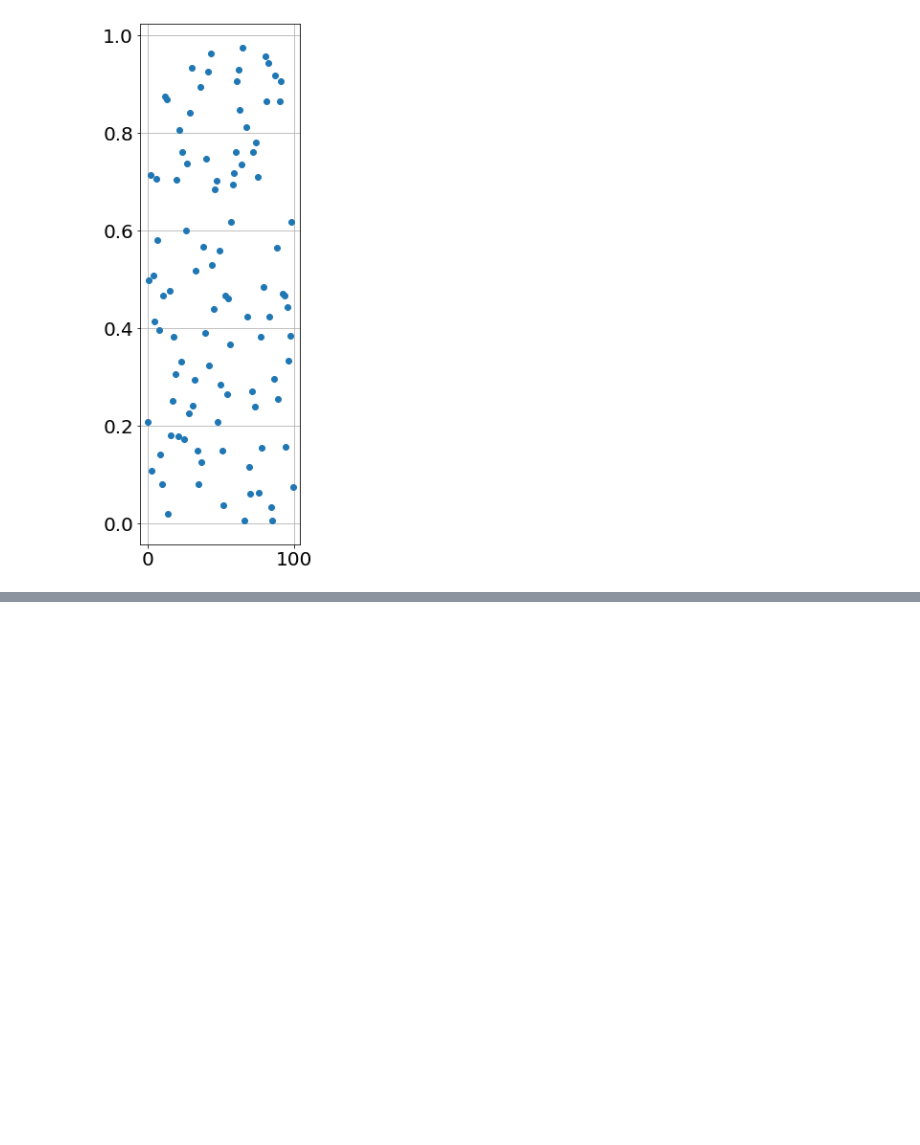
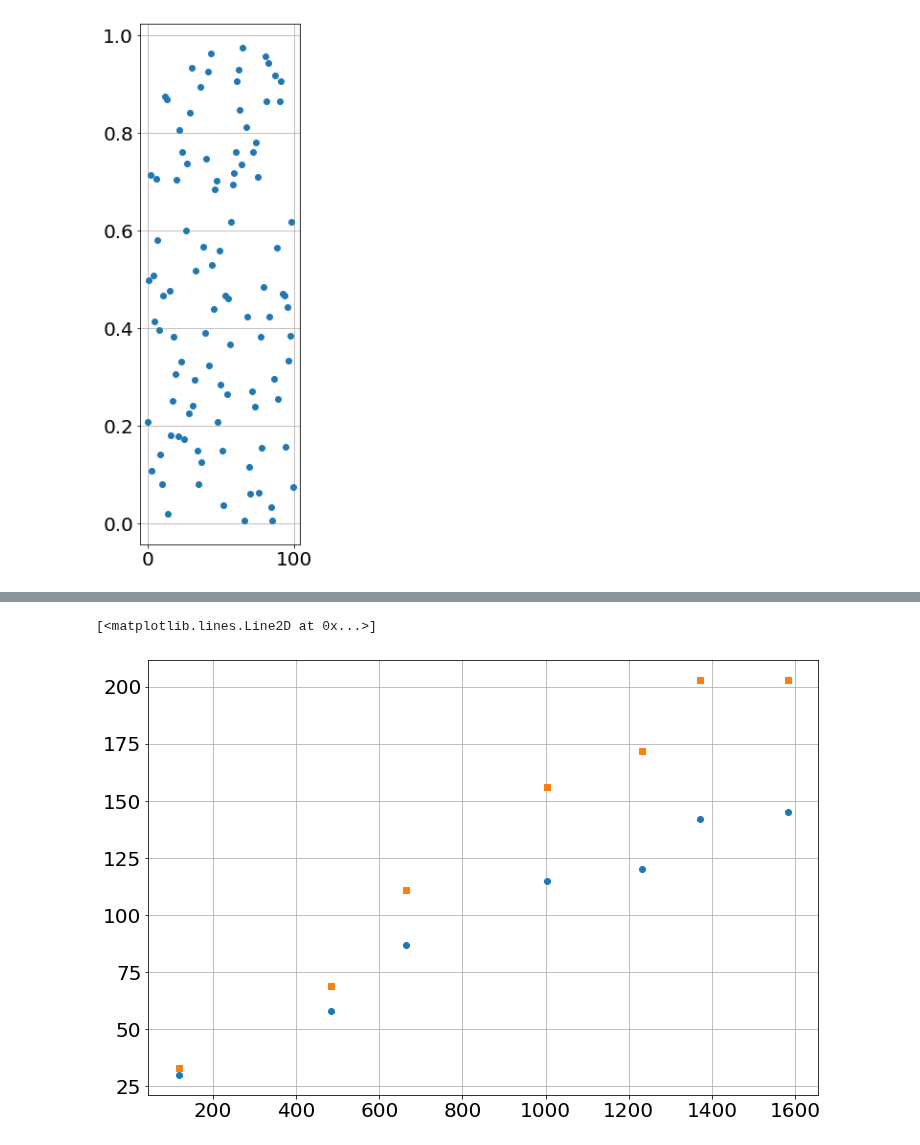
Before and after one commit to bblais/Computer-Programming-for-the-Sciences-Spring-2022, a Jupyter notebook: Sprint #1 - Algorithms and Simulation/2022-02-17 - Misc for Demo.ipynb, the cells around one changed output, grey strips where cells are left out. Drawn from its saved outputs; the diff is of its cells as text; code cells hidden in the pictures; blank space fills up the shorter version.

```diff
--- a/Sprint #1 - Algorithms and Simulation/2022-02-17 - Misc for Demo.ipynb
+++ b/Sprint #1 - Algorithms and Simulation/2022-02-17 - Misc for Demo.ipynb
@@ -22,3 +22,5 @@ plot(rand(100),'o')
 # %% [output]
 [<matplotlib.lines.Line2D at 0x...>]
 [figure]
+# %%
+data=pd.read_csv('data/Orange.csv')
@@ -24,0 +47,13 @@ plot(rand(100),'o')
+# %%
+x=data[data['Tree']==1]['age']
+y=data[data['Tree']==1]['circumference']
+
+plot(x,y,'o')
+
+x=data[data['Tree']==2]['age']
+y=data[data['Tree']==2]['circumference']
+
+plot(x,y,'s')
+# %% [output]
+[<matplotlib.lines.Line2D at 0x...>]
+[figure, added]
```
Also changed, not shown: parts of 1 cell of this notebook, 2 other files.
